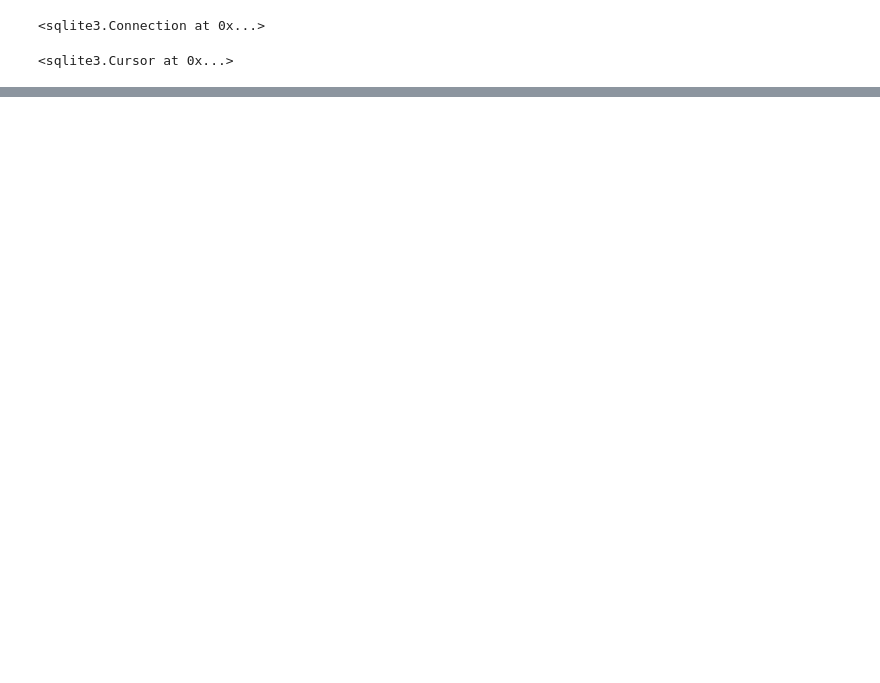
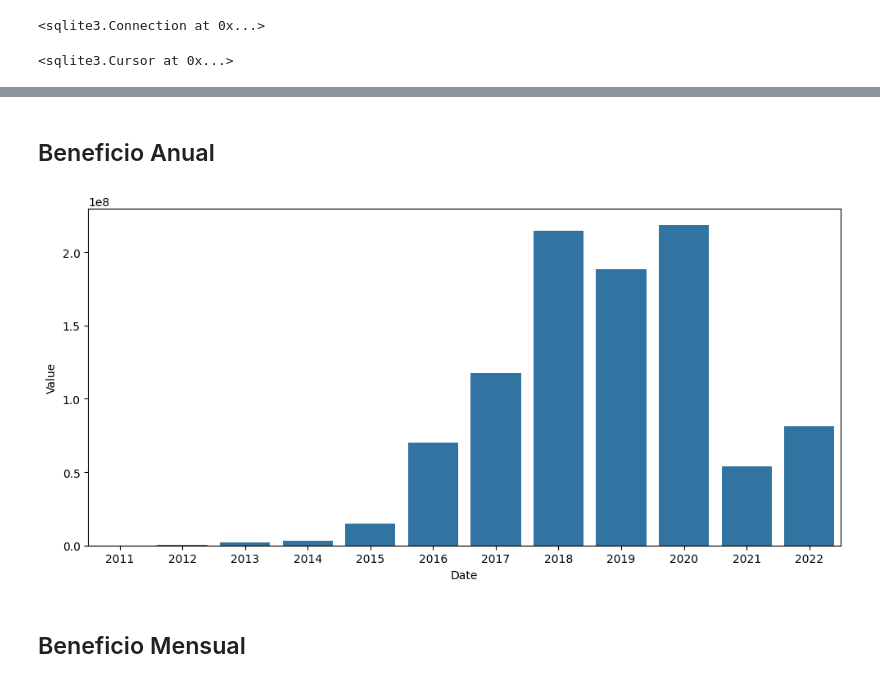
Before and after one commit to jatv93/web-scraping-project-tutorial, a Jupyter notebook: src/explore.ipynb, the cells around one changed output, grey strips where cells are left out. Cells and saved outputs as stored; diff of their text form; code cells hidden in the pictures; blank space fills up the shorter version.

```diff
--- a/src/explore.ipynb
+++ b/src/explore.ipynb
@@ -270,0 +282,17 @@ TypeError: 'DataFrame' object is not callable
+# %% [markdown]
+## Beneficio Anual
+# %%
+fig, axis = plt.subplots(figsize = (10, 5))
+
+df["Date"] = pd.to_datetime(df["Date"])
+tesla_profit_yearly = df.groupby(df["Date"].dt.year)['Value'].sum().reset_index()
+
+sns.barplot(data = tesla_profit_yearly[tesla_profit_yearly["Date"] < 2023], x = "Date", y = "Value")
+
+plt.tight_layout()
+
+plt.show()
+# %% [output]
+[figure, added]
+# %% [markdown]
+## Beneficio Mensual
```
Also changed, not shown: parts of 10 cells of this notebook, 1 other file.
